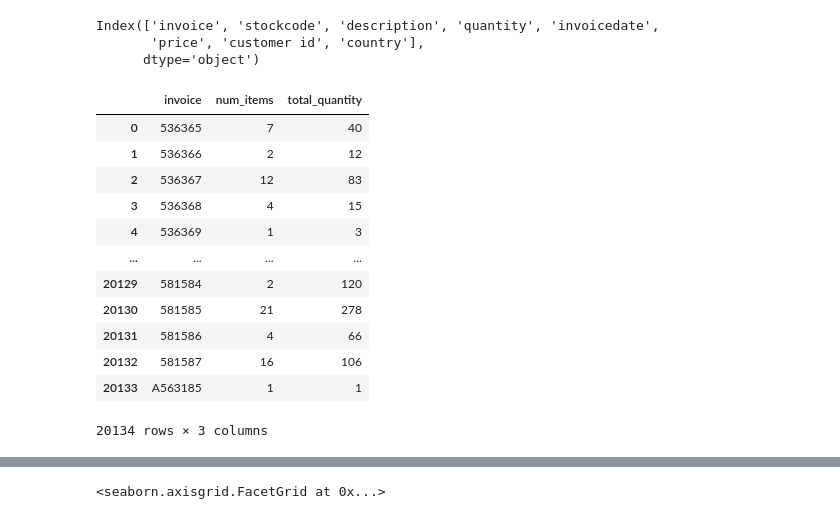
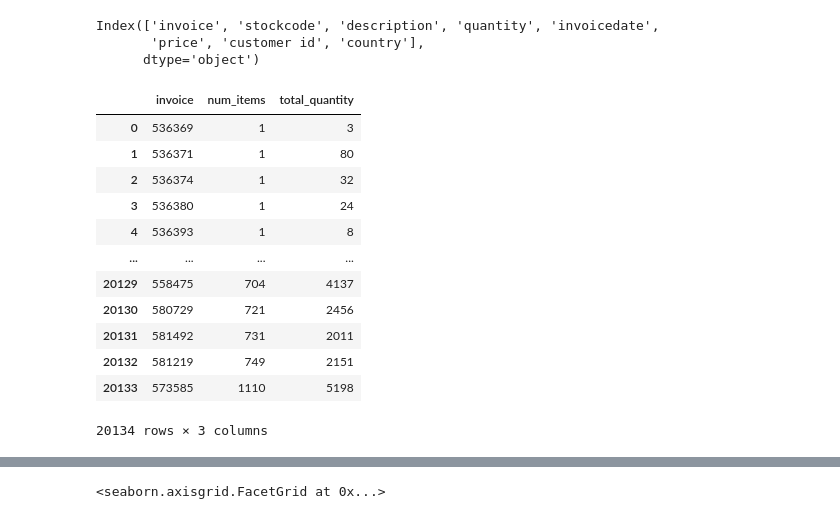
Before and after one commit to AfreenKansal/Market-Basket-Analysis, a Jupyter notebook: Market Basket Analysis - Hazrul.ipynb, the cells around one changed output, grey strips where cells are left out. Drawn from its saved outputs; the diff is of its cells as text; code cells hidden in the pictures.

```diff
--- a/Market Basket Analysis - Hazrul.ipynb
+++ b/Market Basket Analysis - Hazrul.ipynb
@@ -251,10 +263,10 @@ print(df_csv["invoicedate"].min())
 import sqlite3
 
 # make sure of updating the path to a file
-conn = sqlite3.connect('retail3.db')
+conn = sqlite3.connect('retail4.db')
 
 # index = False to ensure the DataFrame row index is not written into the SQL tables
-df_csv.to_sql('retail3', con = conn, index = False)
+df_csv.to_sql('retail4', con = conn, index = False)
 # %%
 import sqlite3
 import pandas as pd
@@ -302,24 +314,24 @@ Index(['invoice', 'stockcode', 'description', 'quantity', 'invoicedate',
       dtype='object')
 # %%
 num_items_query = '''
-SELECT invoice, COUNT(DISTINCT(description)) "num_items", SUM(quantity) "total_quantity"
+SELECT invoice, COUNT(DISTINCT(stockcode)) "num_items", SUM(quantity) "total_quantity"
 FROM retail2
 GROUP BY 1
+ORDER BY 2
 '''
-
 num_items = run_query(num_items_query)
 num_items
 # %% [output]
 |  | invoice | num_items | total_quantity |
-| 0 | 536365 | 7 | 40 |
-| 1 | 536366 | 2 | 12 |
-| 2 | 536367 | 12 | 83 |
-| 3 | 536368 | 4 | 15 |
-| 4 | 536369 | 1 | 3 |
+| 0 | 536369 | 1 | 3 |
+| 1 | 536371 | 1 | 80 |
+| 2 | 536374 | 1 | 32 |
+| 3 | 536380 | 1 | 24 |
+| 4 | 536393 | 1 | 8 |
 | ... | ... | ... | ... |
-| 20129 | 581584 | 2 | 120 |
-| 20130 | 581585 | 21 | 278 |
-| 20131 | 581586 | 4 | 66 |
-| 20132 | 581587 | 16 | 106 |
-| 20133 | A563185 | 1 | 1 |
+| 20129 | 558475 | 704 | 4137 |
+| 20130 | 580729 | 721 | 2456 |
+| 20131 | 581492 | 731 | 2011 |
+| 20132 | 581219 | 749 | 2151 |
+| 20133 | 573585 | 1110 | 5198 |
 20134 rows × 3 columns
```
Also changed, not shown: parts of 10 cells of this notebook, 2 other files.
